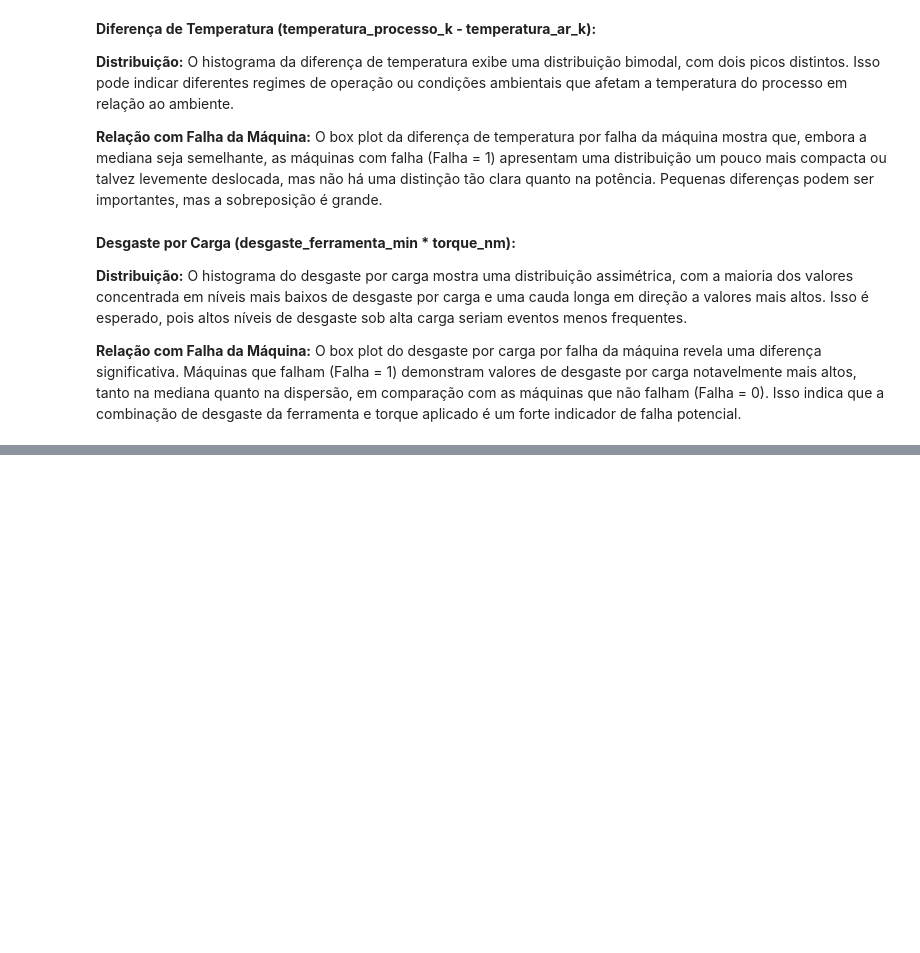
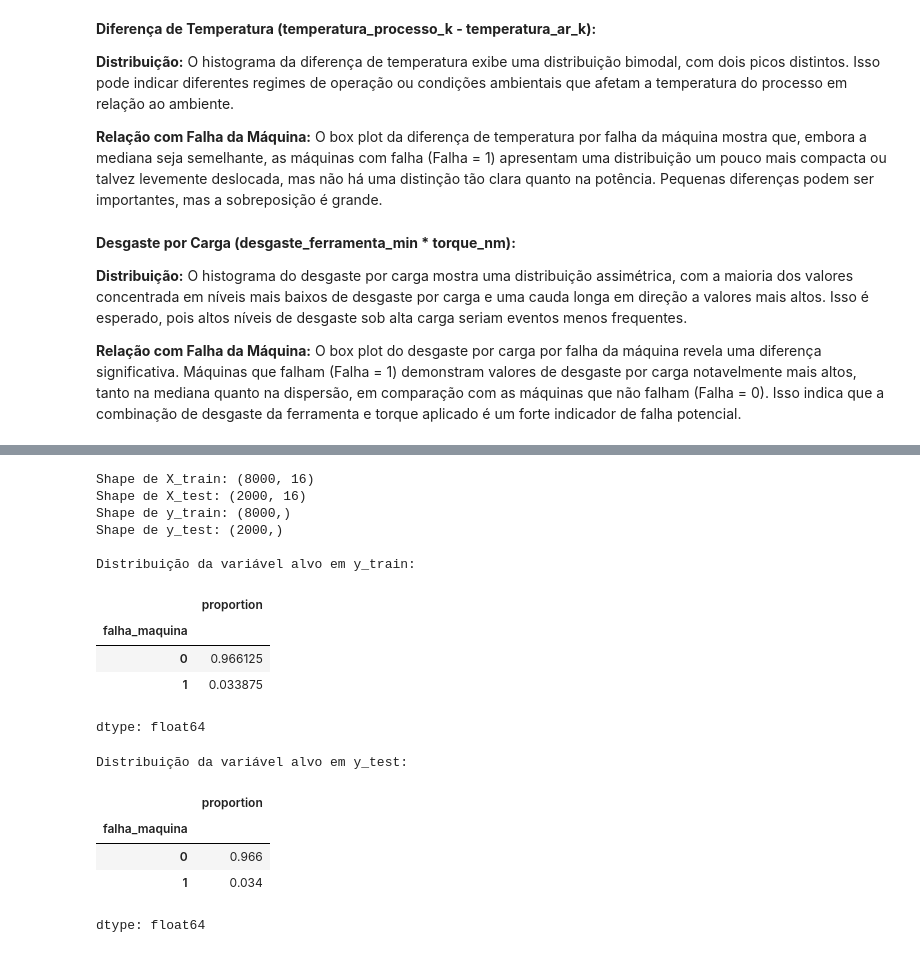
Before and after one commit to nemseibr/SCTEC2026.GEARGUARD, a Jupyter notebook: PROJETO_AVALIATIVO_MÓDULO_1.ipynb, the cells around one changed output, grey strips where cells are left out. Drawn from its saved outputs; the diff is of its cells as text; code cells hidden in the pictures; blank space fills up the shorter version.

```diff
--- a/PROJETO_AVALIATIVO_MÓDULO_1.ipynb
+++ b/PROJETO_AVALIATIVO_MÓDULO_1.ipynb
@@ -508,0 +572,34 @@ plt.show()
+# %%
+from sklearn.model_selection import train_test_split
+
+X_train, X_test, y_train, y_test = train_test_split(
+    X, y, test_size=0.2, random_state=42, stratify=y
+)
+
+print(f"Shape de X_train: {X_train.shape}")
+print(f"Shape de X_test: {X_test.shape}")
+print(f"Shape de y_train: {y_train.shape}")
+print(f"Shape de y_test: {y_test.shape}")
+
+print("\nDistribuição da variável alvo em y_train:")
+display(y_train.value_counts(normalize=True))
+print("\nDistribuição da variável alvo em y_test:")
+display(y_test.value_counts(normalize=True))
+# %% [output]
+Shape de X_train: (8000, 16)
+Shape de X_test: (2000, 16)
+Shape de y_train: (8000,)
+Shape de y_test: (2000,)
+
+Distribuição da variável alvo em y_train:
+|  | proportion |
+| falha_maquina |  |
+| 0 | 0.966125 |
+| 1 | 0.033875 |
+dtype: float64
+Distribuição da variável alvo em y_test:
+|  | proportion |
+| falha_maquina |  |
+| 0 | 0.966 |
+| 1 | 0.034 |
+dtype: float64
```
Also changed, not shown: parts of 15 cells of this notebook.
